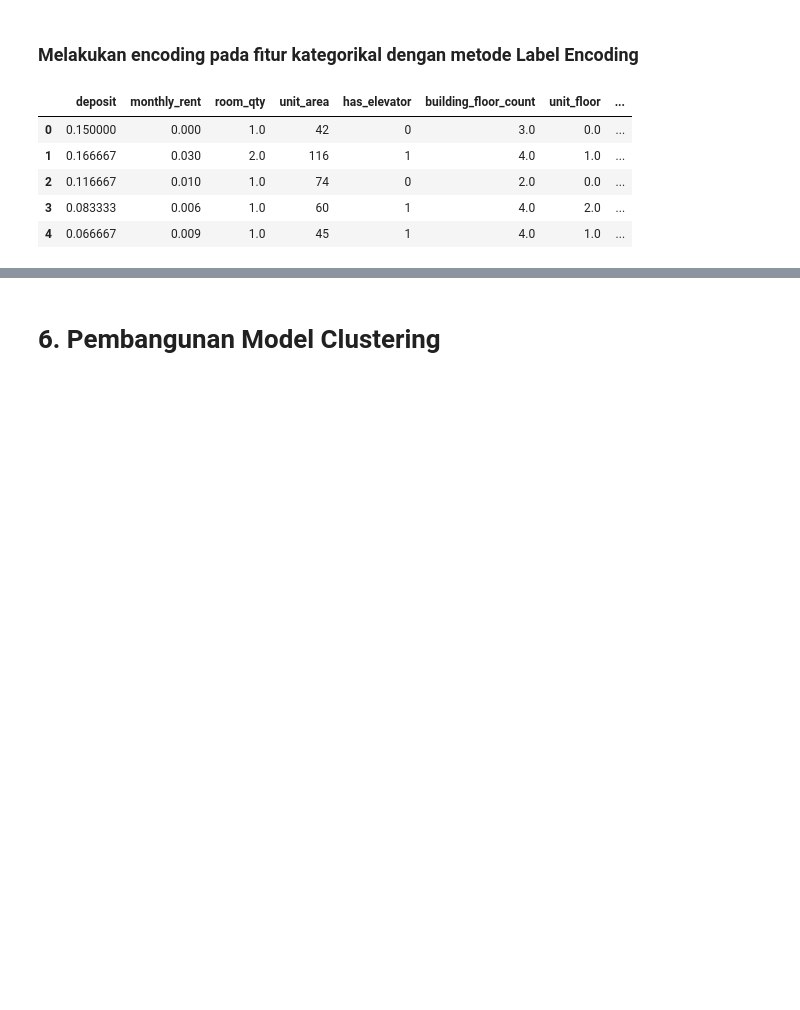
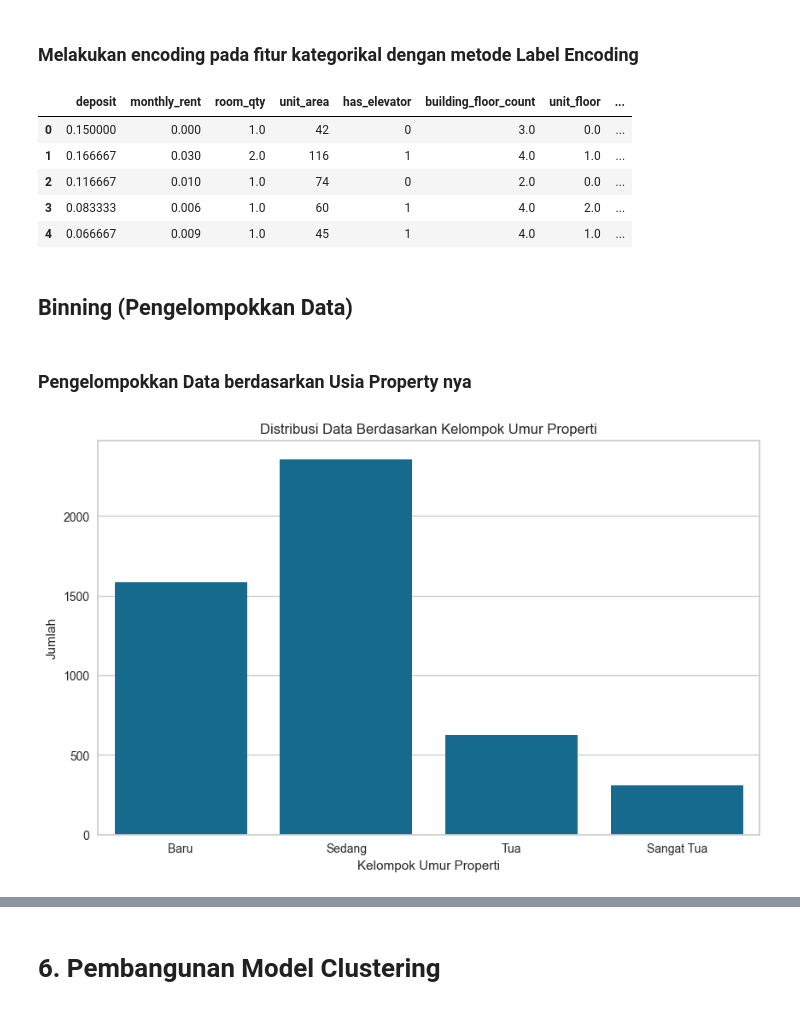
Before and after one commit to NumiKun/Submission_BMLP_DBS, a Jupyter notebook: [Clustering]_Submission_Akhir_BMLP_Rizki Surya Nugroho.ipynb, the cells around one changed output, grey strips where cells are left out. Drawn from its saved outputs; the diff is of its cells as text; code cells hidden in the pictures; blank space fills up the shorter version.

Commit message:
add binning

```diff
--- a/[Clustering]_Submission_Akhir_BMLP_Rizki Surya Nugroho.ipynb
+++ b/[Clustering]_Submission_Akhir_BMLP_Rizki Surya Nugroho.ipynb
@@ -423,3 +423,20 @@ dataku.head()
 | 2 | 0.116667 | 0.010 | 1.0 | 74 | 0 | 2.0 | 0.0 | ... |
 | 3 | 0.083333 | 0.006 | 1.0 | 60 | 1 | 4.0 | 2.0 | ... |
 | 4 | 0.066667 | 0.009 | 1.0 | 45 | 1 | 4.0 | 1.0 | ... |
+# %% [markdown]
+## **Binning (Pengelompokkan Data)**
+# %% [markdown]
+### Pengelompokkan Data berdasarkan **Usia Property** nya
+# %%
+bins = [0, 10, 20, 30, float('inf')]
+labels = ['Baru', 'Sedang', 'Tua', 'Sangat Tua']
+dataku['age_group'] = pd.cut(dataku['property_age'], bins=bins, labels=labels, right=False)
+
+plt.figure(figsize=(10, 6))
+sns.countplot(x='age_group', data=dataku, order=labels)
+plt.title('Distribusi Data Berdasarkan Kelompok Umur Properti')
+plt.xlabel('Kelompok Umur Properti')
+plt.ylabel('Jumlah')
+plt.show()
+# %% [output]
+[figure, added]
```
Also changed, not shown: parts of 8 cells of this notebook.
